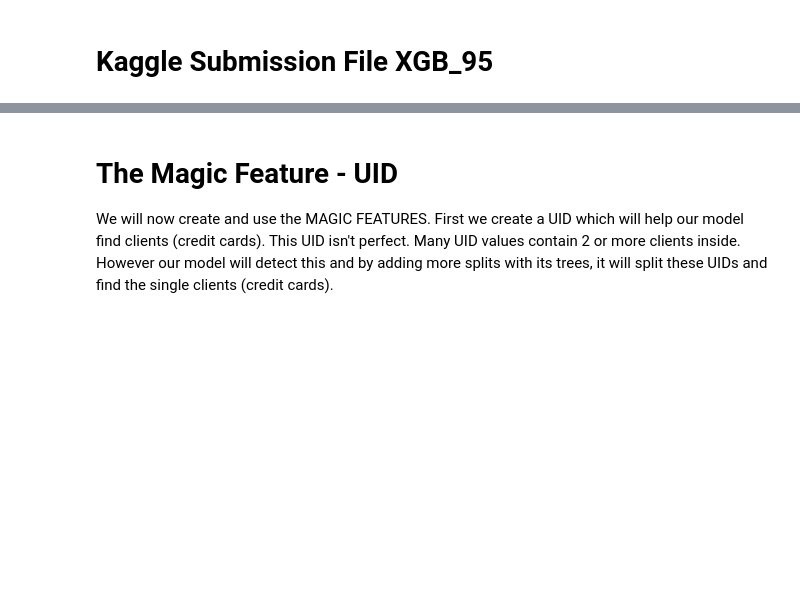
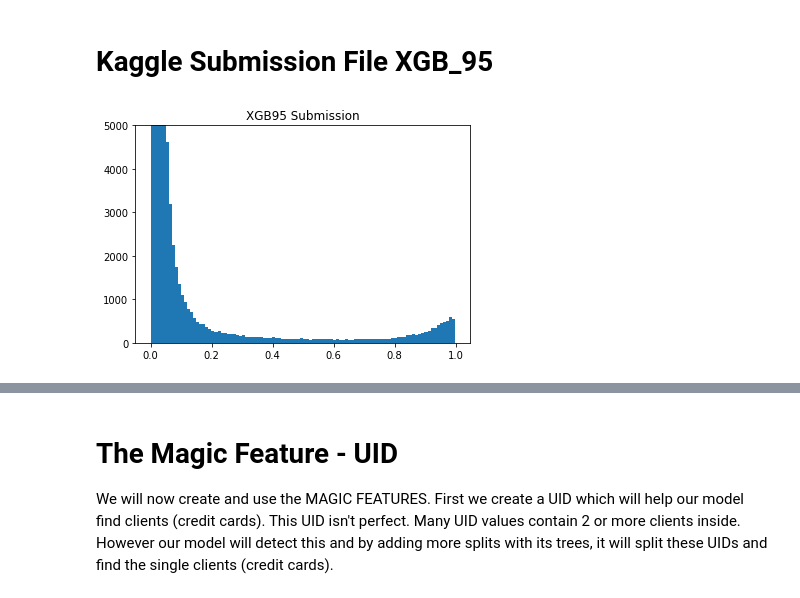
Before and after one commit to yota-p/02-ieee-fraud-detection, a Jupyter notebook: notebook/xgb-fraud-with-magic-0-9600.ipynb, the cells around one changed output, grey strips where cells are left out. Drawn from its saved outputs; the diff is of its cells as text; code cells hidden in the pictures; blank space fills up the shorter version.

```diff
--- a/notebook/xgb-fraud-with-magic-0-9600.ipynb
+++ b/notebook/xgb-fraud-with-magic-0-9600.ipynb
@@ -92,22 +93,29 @@ for c in str_type: dtypes[c] = 'category'
 dtypes['TransactionID'] = 'int64' # Fix from original
 # %%
 %%time
-import joblib
 # LOAD TRAIN
 X_train = pd.read_csv('../data/raw/train_transaction.csv',index_col='TransactionID', dtype=dtypes, usecols=cols+['isFraud'])
 train_id = pd.read_csv('../data/raw/train_identity.csv',index_col='TransactionID', dtype=dtypes)
 X_train = X_train.merge(train_id, how='left', left_index=True, right_index=True)
+
 # LOAD TEST
 X_test = pd.read_csv('../data/raw/test_transaction.csv',index_col='TransactionID', dtype=dtypes, usecols=cols)
 test_id = pd.read_csv('../data/raw/test_identity.csv',index_col='TransactionID', dtype=dtypes)
 fix = {o:n for o, n in zip(test_id.columns, train_id.columns)}
 test_id.rename(columns=fix, inplace=True)
-joblib.hash(fix), joblib.hash(test_id)
 X_test = X_test.merge(test_id, how='left', left_index=True, right_index=True)
+
+# FOR DEBUG MODE
+if use_small_data:
+    frac = 0.001
+    X_train = X_train.sample(frac=frac, random_state=42)
+    X_test = X_test.sample(frac=frac, random_state=42)
+
 # TARGET
 y_train = X_train['isFraud'].copy()
 del train_id, test_id, X_train['isFraud']; x = gc.collect()
+
 # PRINT STATUS
-#print('Train shape',X_train.shape,'test shape',X_test.shape)
+print('Train shape',X_train.shape,'test shape',X_test.shape)
 # %% [output]
 Train shape (590540, 213) test shape (506691, 213)
@@ -155,8 +138,8 @@ plt.show()
 # NORMALIZE D COLUMNS
 for i in range(1,16):
     if i in [1,2,3,5,9]: continue
-    X_train['D'+str(i)] =  X_train['D'+str(i)] - X_train.TransactionDT/np.float32(24*60*60)
-    X_test['D'+str(i)] = X_test['D'+str(i)] - X_test.TransactionDT/np.float32(24*60*60)
+    X_train['D'+str(i)] =  X_train['D'+str(i)] - X_train.TransactionDT/np.float64(24*60*60)
+    X_test['D'+str(i)] = X_test['D'+str(i)] - X_test.TransactionDT/np.float64(24*60*60)
 # %%
 # PLOT TRANSFORMED D
 plt.figure(figsize=(15,5))
@@ -438,11 +459,15 @@ else: X_train['oof'] = 0
 # Kaggle Submission File XGB_95
 # %%
 if BUILD95:
-    sample_submission = pd.read_csv('../input/ieee-fraud-detection/sample_submission.csv')
+    # sample_submission = pd.read_csv('../data/raw/sample_submission.csv')
+    sample_submission = pd.DataFrame(columns=['TransactionID', 'isFraud'])
+    sample_submission.TransactionID = X_test.reset_index()['TransactionID']
     sample_submission.isFraud = preds
-    sample_submission.to_csv('sub_xgb_95.csv',index=False)
+    sample_submission.to_csv('../data/submission/sub_xgb_95.csv',index=False)
 
     plt.hist(sample_submission.isFraud,bins=100)
     plt.ylim((0,5000))
     plt.title('XGB95 Submission')
     plt.show()
+# %% [output]
+[figure, added]
```
Also changed, not shown: parts of 28 cells of this notebook, 1 other file.
